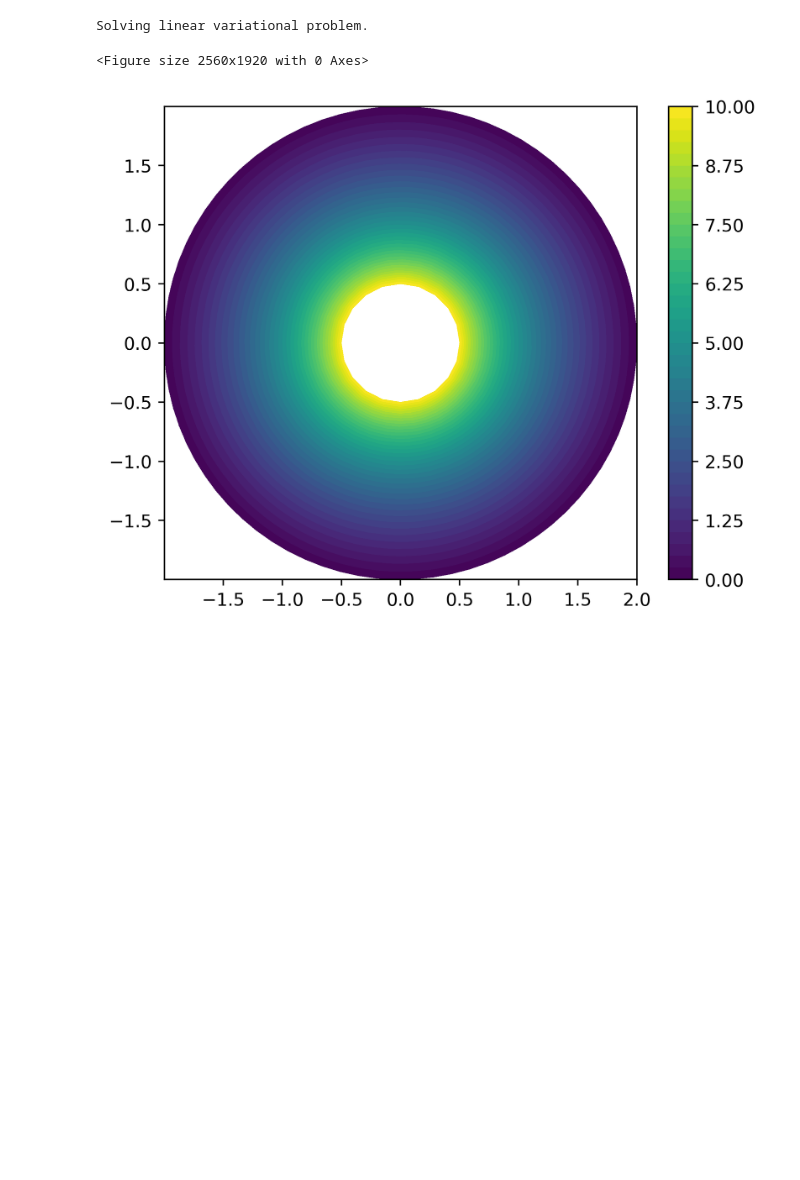
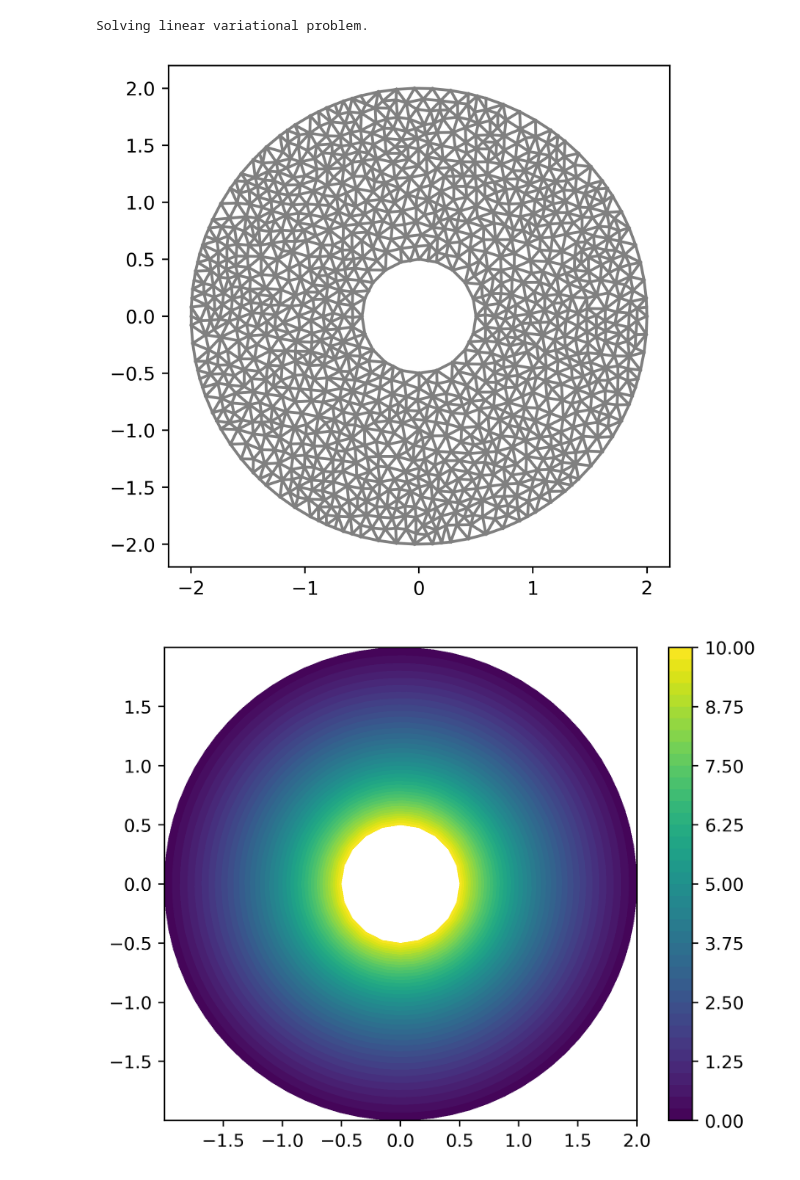
Before and after one commit to emmanuellfc/EM_Tufts_Fall2023, a Jupyter notebook: Coaxial_Cablev2.ipynb, the cells around one changed output. Cells and saved outputs as stored; diff of their text form; code cells hidden in the pictures; blank space fills up the shorter version.

```diff
--- a/Coaxial_Cablev2.ipynb
+++ b/Coaxial_Cablev2.ipynb
@@ -106,11 +110,12 @@ Solving linear variational problem.
 # %%
 ## Plotting the solution.
 plt.figure(dpi=400)
-# plot(mesh, title = 'Coaxial Mesh')
+plot(mesh)
+plt.savefig("Coaxial_Mesh.png")
 # plt.colorbar(plot(u))
 plt.show()
 # %% [output]
-<Figure size 2560x1920 with 0 Axes>
+[figure, added]
 # %%
 ## Plotting the solution.
 plt.figure(dpi=400)
```
Also changed, not shown: parts of 11 cells of this notebook, 40 other files.
